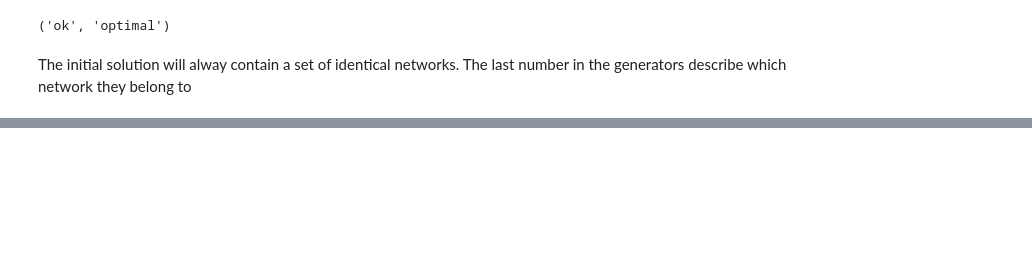
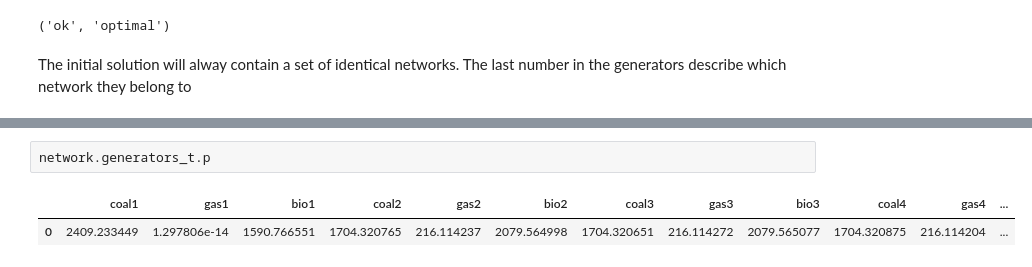
Before and after one commit to TimToernes/MGA-PyPSA, a Jupyter notebook: alternative_MGA_aproach.ipynb, the cells around one changed output, grey strips where cells are left out. Cells and saved outputs as stored; diff of their text form; blank space fills up the shorter version.

```diff
--- a/alternative_MGA_aproach.ipynb
+++ b/alternative_MGA_aproach.ipynb
@@ -198,0 +370,5 @@ network.generators_t.p
+# %%
+network.generators_t.p
+# %% [output]
+|  | coal1 | gas1 | bio1 | coal2 | gas2 | bio2 | coal3 | gas3 | bio3 | coal4 | gas4 | ... |
+| 0 | 2409.233449 | 1.297806e-14 | 1590.766551 | 1704.320765 | 216.114237 | 2079.564998 | 1704.320651 | 216.114272 | 2079.565077 | 1704.320875 | 216.114204 | ... |
```
Also changed, not shown: parts of 22 cells of this notebook, 4 other files.
